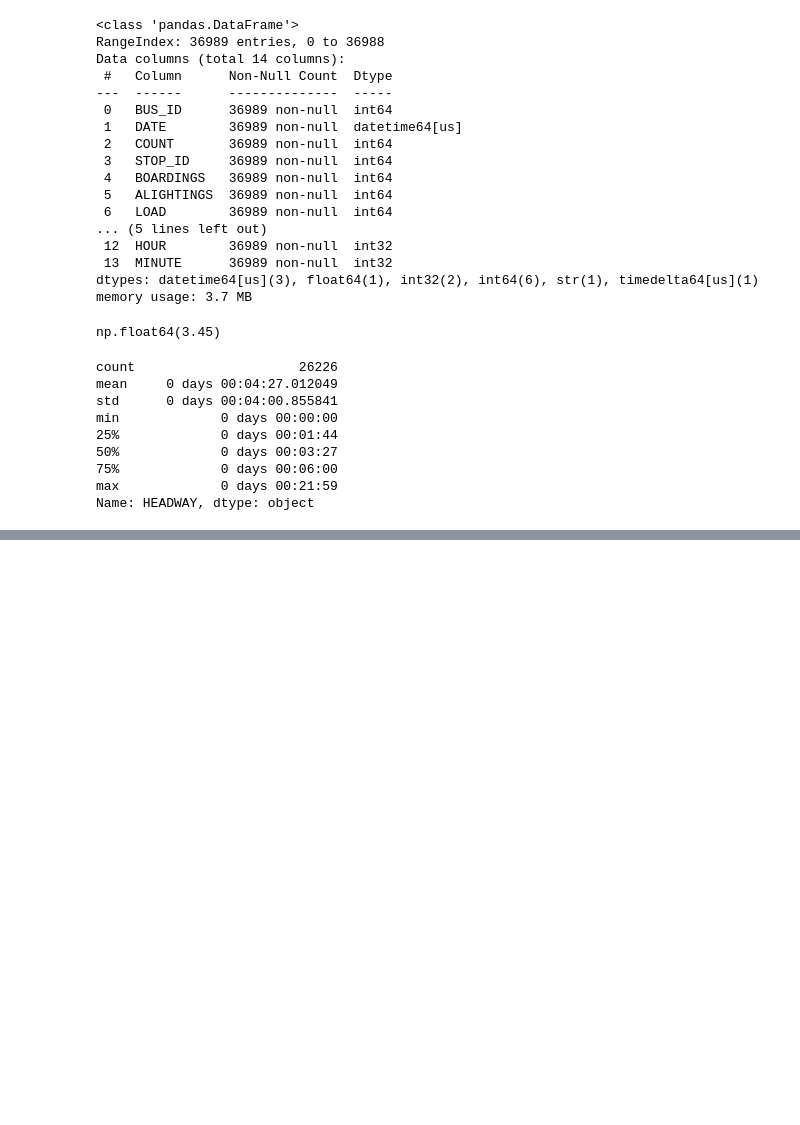
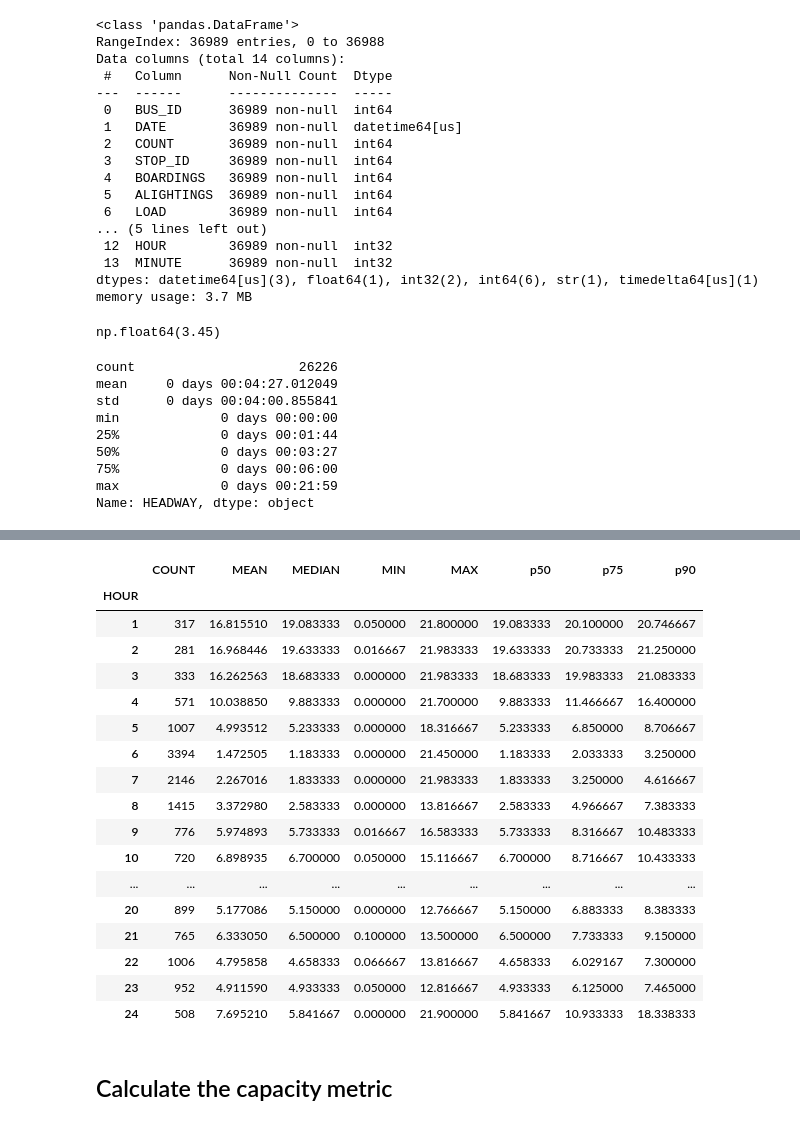
Before and after one commit to morgan1461/WMC-dashboard, a Jupyter notebook: main.ipynb, the cells around one changed output, grey strips where cells are left out. Saved outputs shown, nothing was run; the diff lists cells and outputs as text; code cells hidden in the pictures; blank space fills up the shorter version.

```diff
--- a/main.ipynb
+++ b/main.ipynb
@@ -386,0 +484,3 @@ combined_hw
+# %%
+headway_summary = calculate_headway_dashboard_metrics(combined_hw)
+headway_summary
@@ -386,0 +497,52 @@ combined_hw
+# %%
+def calculate_headway_internal_metrics(headway_df):
+    '''
+    Calculate internal headway metrics for each target hour, intended for internal use only and not external reporting.
+    This also can be configured to calculate metrics by stop if necessary, but currently is set up to calculate across all stops for each hour.
+    This function is intended to be edited for future use as needed internally.
+
+    Args:
+        headway_df (pd.DataFrame): The combined headway dataframe containing headway information and target hours.
+    Returns:
+        pd.DataFrame: A summary dataframe containing headways by hour with summary statistcs includign mean, median, min, max, etc
+    '''
+    headway_summary = (
+        headway_df
+        .groupby('HOUR') # grupby HOUR to have metrics by each individual hour
+        .agg(
+            COUNT = ("HEADWAY", "size"),
+            MEAN = ("HEADWAY_MIN", "mean"),
+            MEDIAN = ("HEADWAY_MIN", "median"),
+            MIN = ("HEADWAY_MIN", "min"),
+            MAX = ("HEADWAY_MIN", "max"),
+            p50 = ("HEADWAY_MIN", lambda x: x.quantile(0.5)),
+            p75 = ("HEADWAY_MIN", lambda x: x.quantile(0.75)),
+            p90 = ("HEADWAY_MIN", lambda x: x.quantile(0.9)),
+        )
+    )
+
+    return headway_summary
+# %%
+headway_internal_summary = calculate_headway_internal_metrics(combined_hw)
+headway_internal_summary
+# %% [output]
+|  | COUNT | MEAN | MEDIAN | MIN | MAX | p50 | p75 | p90 |
+| HOUR |  |  |  |  |  |  |  |  |
+| 1 | 317 | 16.815510 | 19.083333 | 0.050000 | 21.800000 | 19.083333 | 20.100000 | 20.746667 |
+| 2 | 281 | 16.968446 | 19.633333 | 0.016667 | 21.983333 | 19.633333 | 20.733333 | 21.250000 |
+| 3 | 333 | 16.262563 | 18.683333 | 0.000000 | 21.983333 | 18.683333 | 19.983333 | 21.083333 |
+| 4 | 571 | 10.038850 | 9.883333 | 0.000000 | 21.700000 | 9.883333 | 11.466667 | 16.400000 |
+| 5 | 1007 | 4.993512 | 5.233333 | 0.000000 | 18.316667 | 5.233333 | 6.850000 | 8.706667 |
+| 6 | 3394 | 1.472505 | 1.183333 | 0.000000 | 21.450000 | 1.183333 | 2.033333 | 3.250000 |
+| 7 | 2146 | 2.267016 | 1.833333 | 0.000000 | 21.983333 | 1.833333 | 3.250000 | 4.616667 |
+| 8 | 1415 | 3.372980 | 2.583333 | 0.000000 | 13.816667 | 2.583333 | 4.966667 | 7.383333 |
+| 9 | 776 | 5.974893 | 5.733333 | 0.016667 | 16.583333 | 5.733333 | 8.316667 | 10.483333 |
+| 10 | 720 | 6.898935 | 6.700000 | 0.050000 | 15.116667 | 6.700000 | 8.716667 | 10.433333 |
+| ... | ... | ... | ... | ... | ... | ... | ... | ... |
+| 20 | 899 | 5.177086 | 5.150000 | 0.000000 | 12.766667 | 5.150000 | 6.883333 | 8.383333 |
+| 21 | 765 | 6.333050 | 6.500000 | 0.100000 | 13.500000 | 6.500000 | 7.733333 | 9.150000 |
+| 22 | 1006 | 4.795858 | 4.658333 | 0.066667 | 13.816667 | 4.658333 | 6.029167 | 7.300000 |
+| 23 | 952 | 4.911590 | 4.933333 | 0.050000 | 12.816667 | 4.933333 | 6.125000 | 7.465000 |
+| 24 | 508 | 7.695210 | 5.841667 | 0.000000 | 21.900000 | 5.841667 | 10.933333 | 18.338333 |
+# %% [markdown]
+## Calculate the capacity metric
```
Also changed, not shown: parts of 9 cells of this notebook.
